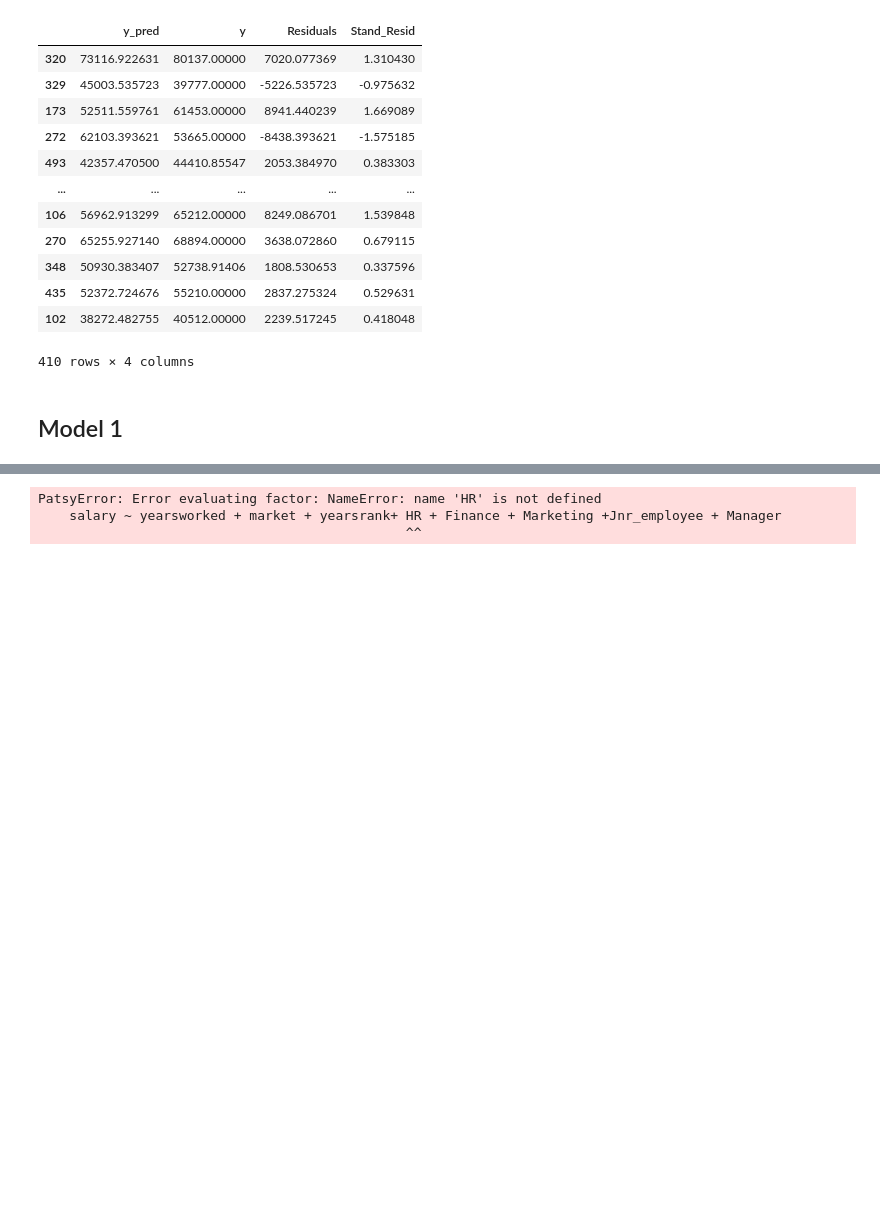
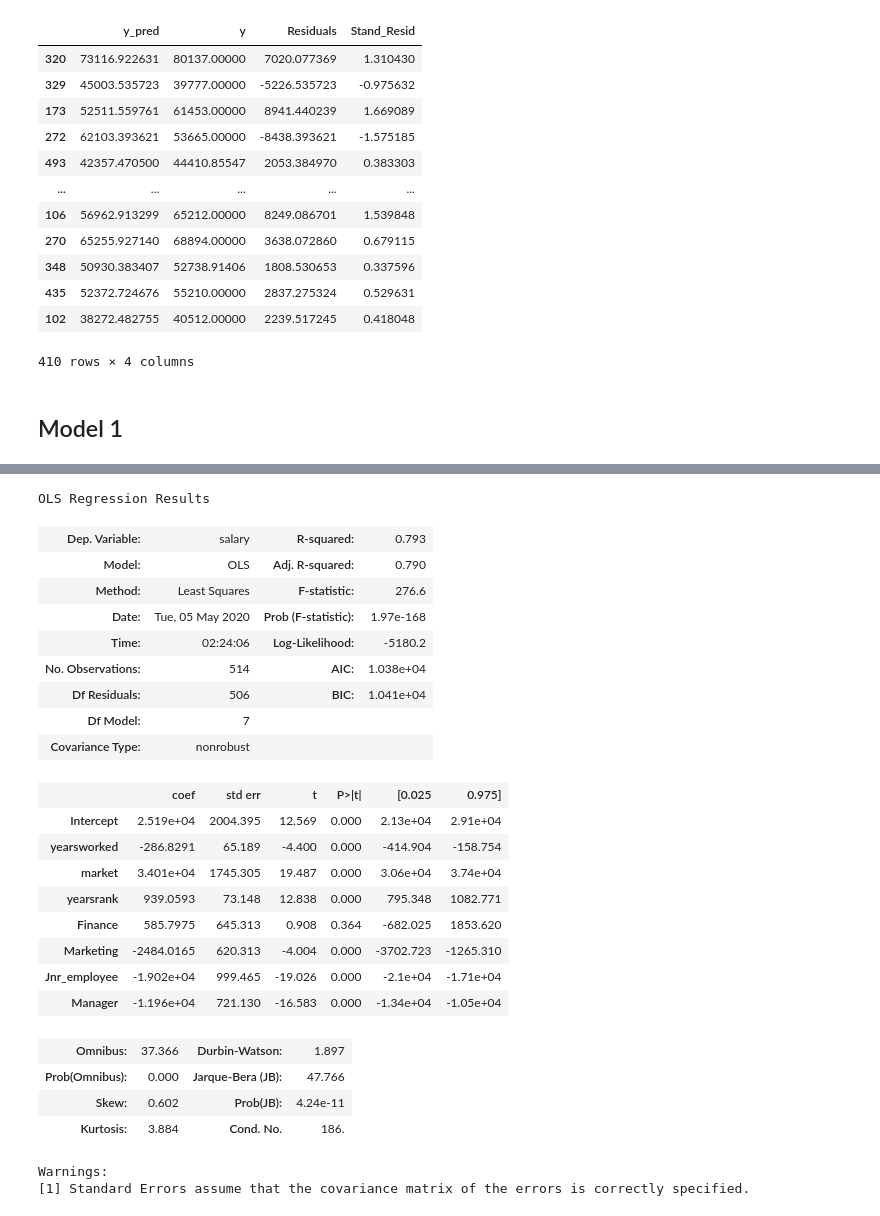
Before and after one commit to tshepojrampai/OOP_for_data_science, a Jupyter notebook: multivariate_linear_regression.ipynb, the cells around one changed output, grey strips where cells are left out. Drawn from its saved outputs; the diff is of its cells as text; code cells hidden in the pictures; blank space fills up the shorter version.

Commit message:
model2

```diff
--- a/multivariate_linear_regression.ipynb
+++ b/multivariate_linear_regression.ipynb
@@ -451,14 +453,32 @@ X_train, X_test, y_train, y_test = train_test_split(df_salary1.drop(labels=["sal
                                                     test_size = 0.3,
                                                     random_state = 42)
 # %%
-import statsmodels.formula.api as smf
 # create a fitted model: salary vs Years worked _ Market + Years Rank
-variables = ['yearsworked' ,'market' ,'yearsrank','HR','Finance' ,'Marketing' ,'Jnr_employee', 'Manager']
-model= smf.ols(formula='salary ~ yearsworked + market + yearsrank+ HR + Finance + Marketing +Jnr_employee + Manager', data=df_train).fit()
-print(model.params)
-print(color.BOLD + "This model has a higher R-squared (0.816) than the previous model's(0.708), This model provides a better fit to the data than a model that only one variable years worked")
-model.summary()
+model_1= smf.ols(formula='salary ~ yearsworked + market + yearsrank + Finance + Marketing +Jnr_employee + Manager', data=df_salary1).fit()
+model_1.summary()
 # %% [output]
-PatsyError: Error evaluating factor: NameError: name 'HR' is not defined
-    salary ~ yearsworked + market + yearsrank+ HR + Finance + Marketing +Jnr_employee + Manager
-                                               ^^
+OLS Regression Results
+| Dep. Variable: | salary | R-squared: | 0.793 |
+| Model: | OLS | Adj. R-squared: | 0.790 |
+| Method: | Least Squares | F-statistic: | 276.6 |
+| Date: | Tue, 05 May 2020 | Prob (F-statistic): | 1.97e-168 |
+| Time: | 02:24:06 | Log-Likelihood: | -5180.2 |
+| No. Observations: | 514 | AIC: | 1.038e+04 |
+| Df Residuals: | 506 | BIC: | 1.041e+04 |
+| Df Model: | 7 |  |  |
+| Covariance Type: | nonrobust |  |  |
+|  | coef | std err | t | P>|t| | [0.025 | 0.975] |
+| Intercept | 2.519e+04 | 2004.395 | 12.569 | 0.000 | 2.13e+04 | 2.91e+04 |
+| yearsworked | -286.8291 | 65.189 | -4.400 | 0.000 | -414.904 | -158.754 |
+| market | 3.401e+04 | 1745.305 | 19.487 | 0.000 | 3.06e+04 | 3.74e+04 |
+| yearsrank | 939.0593 | 73.148 | 12.838 | 0.000 | 795.348 | 1082.771 |
+| Finance | 585.7975 | 645.313 | 0.908 | 0.364 | -682.025 | 1853.620 |
+| Marketing | -2484.0165 | 620.313 | -4.004 | 0.000 | -3702.723 | -1265.310 |
+| Jnr_employee | -1.902e+04 | 999.465 | -19.026 | 0.000 | -2.1e+04 | -1.71e+04 |
+| Manager | -1.196e+04 | 721.130 | -16.583 | 0.000 | -1.34e+04 | -1.05e+04 |
+| Omnibus: | 37.366 | Durbin-Watson: | 1.897 |
+| Prob(Omnibus): | 0.000 | Jarque-Bera (JB): | 47.766 |
+| Skew: | 0.602 | Prob(JB): | 4.24e-11 |
+| Kurtosis: | 3.884 | Cond. No. | 186. |
+Warnings:
+[1] Standard Errors assume that the covariance matrix of the errors is correctly specified.
```
Also changed, not shown: parts of 7 cells of this notebook.
